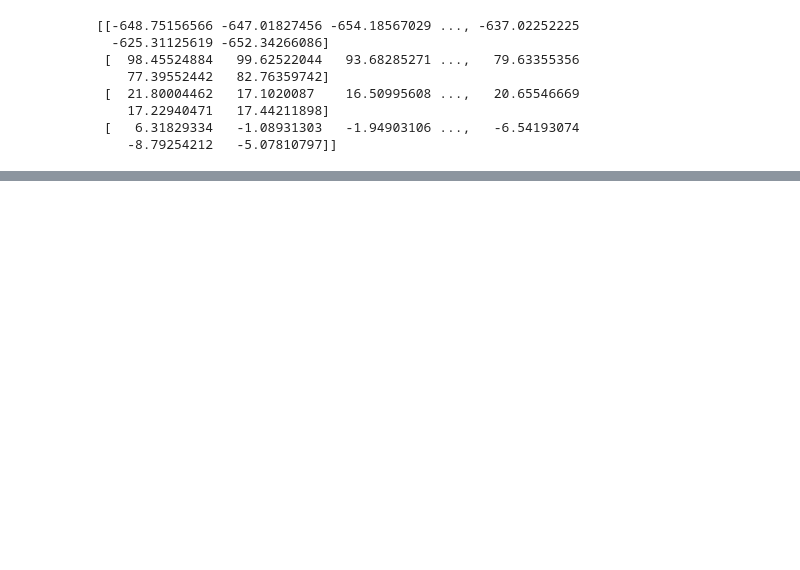
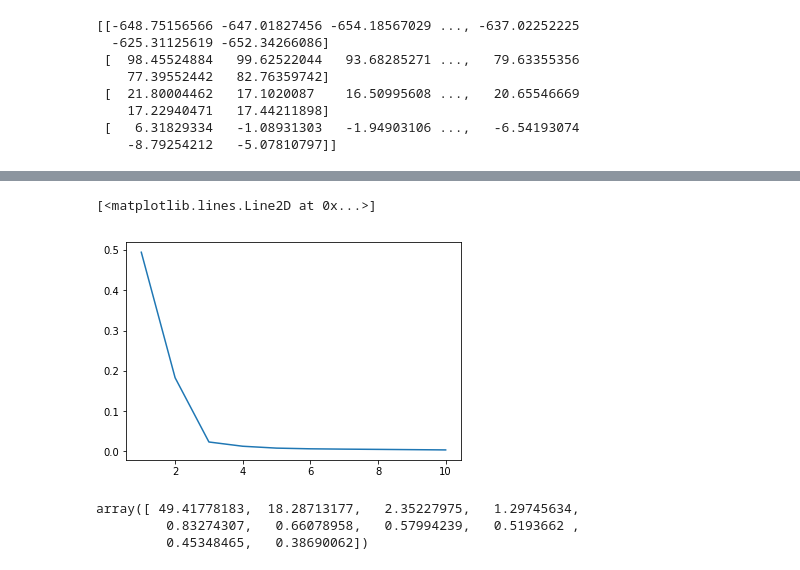
Before and after one commit to scanakci/DolphinAttack, a Jupyter notebook: AudioAnalysis/SupervisedLearning.ipynb, the cells around one changed output, grey strips where cells are left out. Drawn from its saved outputs; the diff is of its cells as text; code cells hidden in the pictures; blank space fills up the shorter version.

```diff
--- a/AudioAnalysis/SupervisedLearning.ipynb
+++ b/AudioAnalysis/SupervisedLearning.ipynb
@@ -89,5 +89,7 @@ LogisticRegression(C=1.0, class_weight=None, dual=False, fit_intercept=True,
 #Test model all test data points..
 
 Ypredict = lr.predict(Xtest)
-print (np.average(Ypredict==Ytest))
+corr = np.average(Ypredict==Ytest)
+err = 1-corr
+print (corr, err)
 # %% [output]
@@ -96,14 +98,21 @@ print (np.average(Ypredict==Ytest))
 ## Let's test on individual audio samples
 # %%
 #Check attack samples
+error = []
 for a in attackTestIndex:
     mfcc = getAudioFeatures(GOOGLE_ATTACKS[a]).T
     ypred = lr.predict(mfcc)
     print (GOOGLE_ATTACKS[a], np.average(ypred))
+    error.append(1-np.average(ypred))
 
 #Check normal samples
 for a in normalTestIndex:
     mfcc = getAudioFeatures(GOOGLE_NORMAL[a]).T
     ypred = lr.predict(mfcc)
     print (GOOGLE_NORMAL[a], np.average(ypred))
+    error.append(np.average(ypred))
+#error = np.absolute(error)
+print (error)
+mse = np.mean(error) #For test samples ALL
+print ('MSE: ', mse)
 # %% [output]
@@ -173,0 +272,13 @@ print (np.average(ypred))
+# %%
+#Get avg loss for 50 runs
+import time
+
+numSim = 50
+losses = np.zeros(10)
+for i in range(numSim):
+    print ('Run Started: ', i)
+    start = time.time()
+    losses += runSim()
+    print ('Run Finished in ', time.time()-start)
+losses /= numSim
+print (losses)
@@ -173,0 +303,11 @@ print (np.average(ypred))
+# %%
+plt.plot(range(1,11), losses)
+# %% [output]
+[<matplotlib.lines.Line2D at 0x...>]
+[figure, added]
+# %%
+losses*100
+# %% [output]
+array([ 49.41778183,  18.28713177,   2.35227975,   1.29745634,
+         0.83274307,   0.66078958,   0.57994239,   0.5193662 ,
+         0.45348465,   0.38690062])
```
Also changed, not shown: parts of 12 cells of this notebook.
